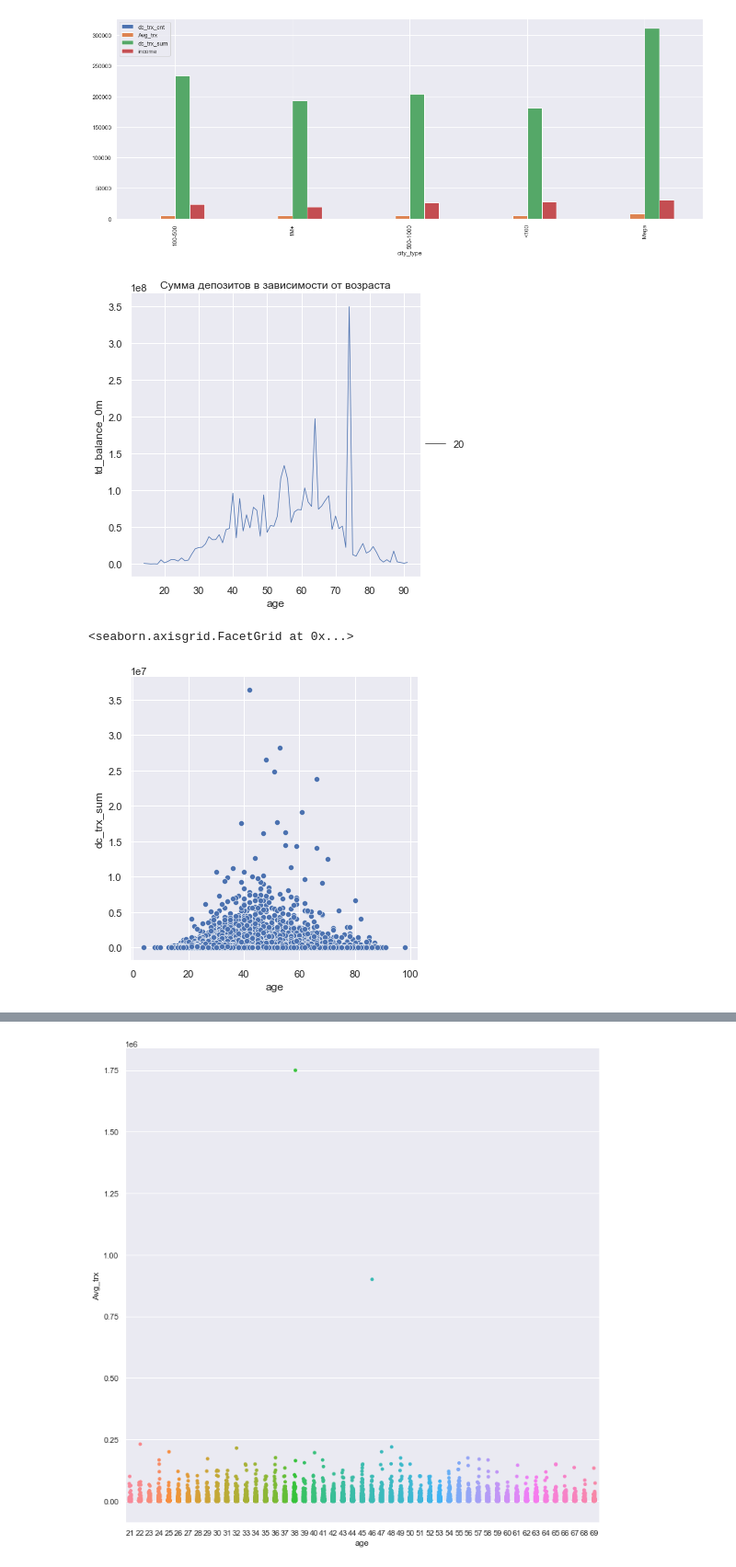
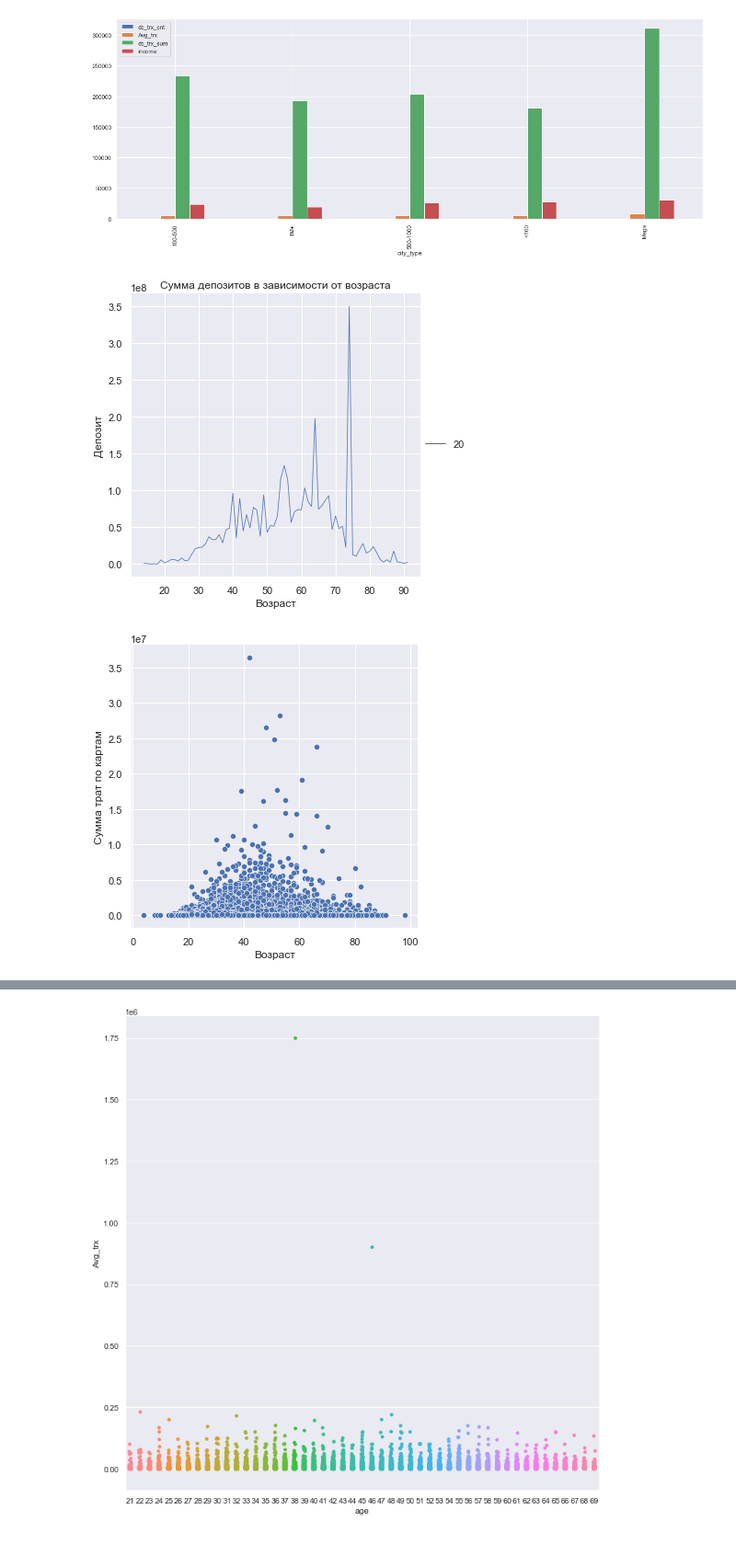
Before and after one commit to Yondex/work, a Jupyter notebook: Cluster.ipynb, the cells around one changed output, grey strips where cells are left out. Shown: that part at 92% size. Cells and saved outputs as stored; diff of their text form; code cells hidden in the pictures.

```diff
--- a/Cluster.ipynb
+++ b/Cluster.ipynb
@@ -142,14 +146,19 @@ city.plot(kind='bar', figsize=(20,7));
 # %% [output]
 [figure]
 # %%
+#График депозитов в зависимости от возраста
 age_t= df.groupby(['age'])['td_balance_0m'].sum().reset_index()
 age_t = age_t.loc[age_t['td_balance_0m']!=0]
 sns.relplot(x='age', y='td_balance_0m', data=age_t, kind='line', size=20, color='b')
 plt.title('Сумма депозитов в зависимости от возраста');
+plt.xlabel("Возраст")
+plt.ylabel("Депозит");
 # %% [output]
-[figure, old version]
+[figure, new version]
 # %%
+#разбивка графика по возрасту
 sns.relplot(x='age', y='dc_trx_sum', data=df);
+plt.xlabel("Возраст")
+plt.ylabel("Сумма трат по картам");
 # %% [output]
-<seaborn.axisgrid.FacetGrid at 0x...>
-[figure, old version]
+[figure, new version]
```
Also changed, not shown: parts of 6 cells of this notebook.
